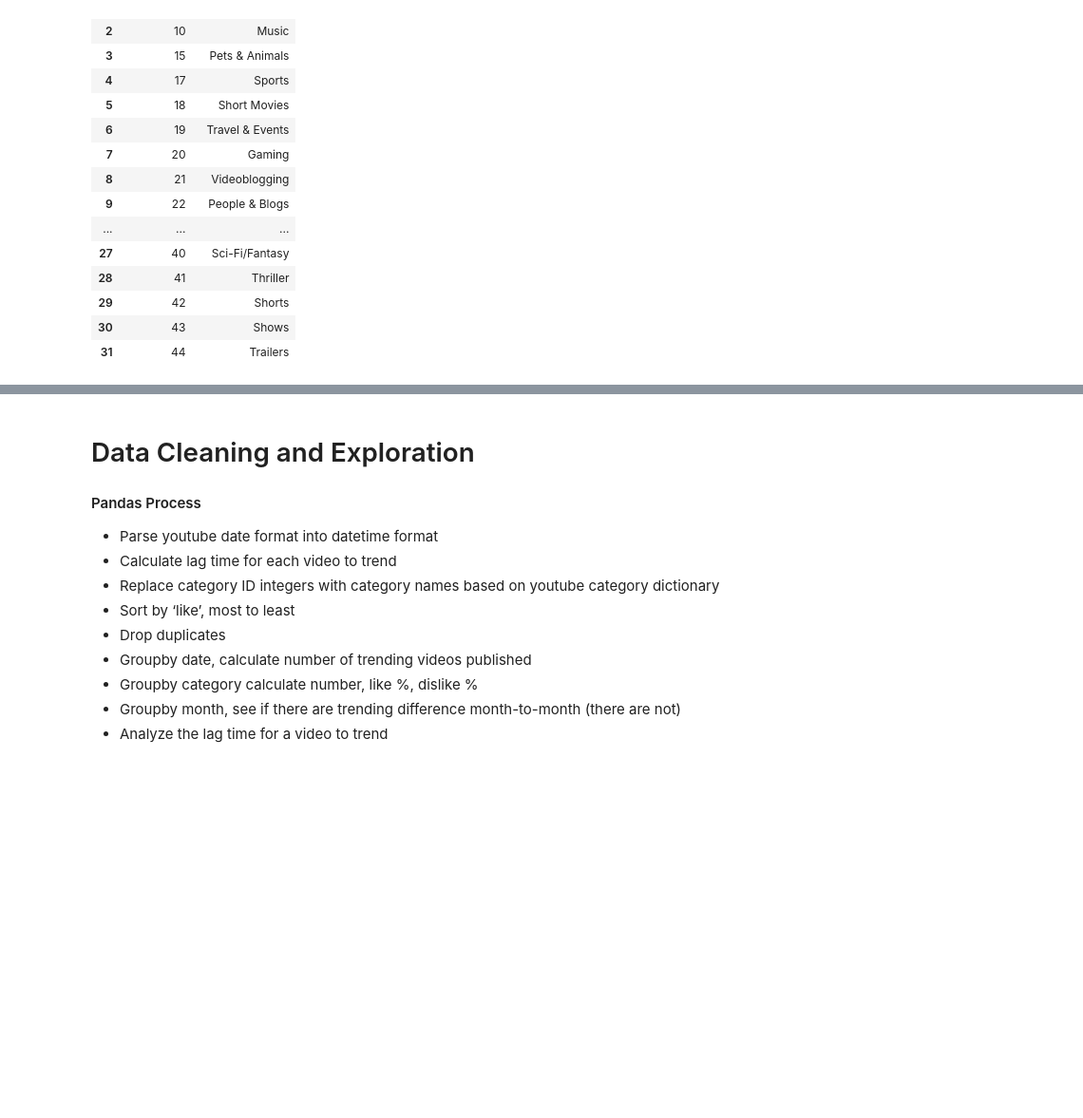
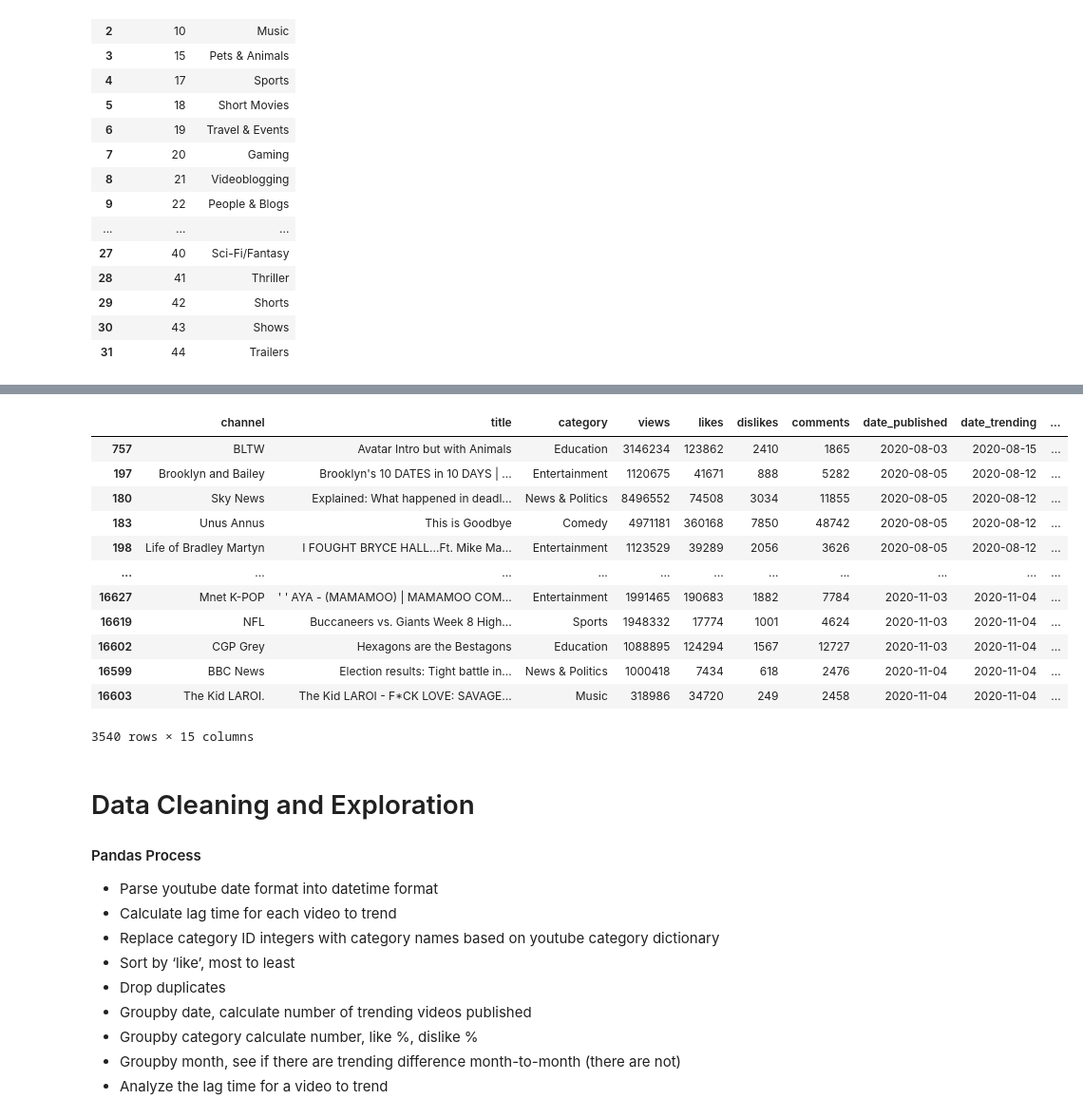
Before and after one commit to simon2383/Project-1, a Jupyter notebook: YouTube_Trend_Analysis .ipynb, the cells around one changed output, grey strips where cells are left out. Shown at 95% size. Cells and saved outputs as stored; diff of their text form; code cells hidden in the pictures; blank space fills up the shorter version.

```diff
--- a/YouTube_Trend_Analysis .ipynb
+++ b/YouTube_Trend_Analysis .ipynb
@@ -63,3 +47,19 @@ youtube_data
+# %%
+youtube_data.sort_values(by='date_published', ascending=True)
+# %% [output]
+|  | channel | title | category | views | likes | dislikes | comments | date_published | date_trending | ... |
+| 757 | BLTW | Avatar Intro but with Animals | Education | 3146234 | 123862 | 2410 | 1865 | 2020-08-03 | 2020-08-15 | ... |
+| 197 | Brooklyn and Bailey | Brooklyn's 10 DATES in 10 DAYS | ... | Entertainment | 1120675 | 41671 | 888 | 5282 | 2020-08-05 | 2020-08-12 | ... |
+| 180 | Sky News | Explained: What happened in deadl... | News & Politics | 8496552 | 74508 | 3034 | 11855 | 2020-08-05 | 2020-08-12 | ... |
+| 183 | Unus Annus | This is Goodbye | Comedy | 4971181 | 360168 | 7850 | 48742 | 2020-08-05 | 2020-08-12 | ... |
+| 198 | Life of Bradley Martyn | I FOUGHT BRYCE HALL...Ft. Mike Ma... | Entertainment | 1123529 | 39289 | 2056 | 3626 | 2020-08-05 | 2020-08-12 | ... |
+| ... | ... | ... | ... | ... | ... | ... | ... | ... | ... | ... |
+| 16627 | Mnet K-POP | ' ' AYA - (MAMAMOO) | MAMAMOO COM... | Entertainment | 1991465 | 190683 | 1882 | 7784 | 2020-11-03 | 2020-11-04 | ... |
+| 16619 | NFL | Buccaneers vs. Giants Week 8 High... | Sports | 1948332 | 17774 | 1001 | 4624 | 2020-11-03 | 2020-11-04 | ... |
+| 16602 | CGP Grey | Hexagons are the Bestagons | Education | 1088895 | 124294 | 1567 | 12727 | 2020-11-03 | 2020-11-04 | ... |
+| 16599 | BBC News | Election results: Tight battle in... | News & Politics | 1000418 | 7434 | 618 | 2476 | 2020-11-04 | 2020-11-04 | ... |
+| 16603 | The Kid LAROI. | The Kid LAROI - F*CK LOVE: SAVAGE... | Music | 318986 | 34720 | 249 | 2458 | 2020-11-04 | 2020-11-04 | ... |
+3540 rows × 15 columns
 # %% [markdown]
 # Data Cleaning and Exploration
 #### Pandas Process
```
Also changed, not shown: parts of 1 cell of this notebook, 1 other file.
